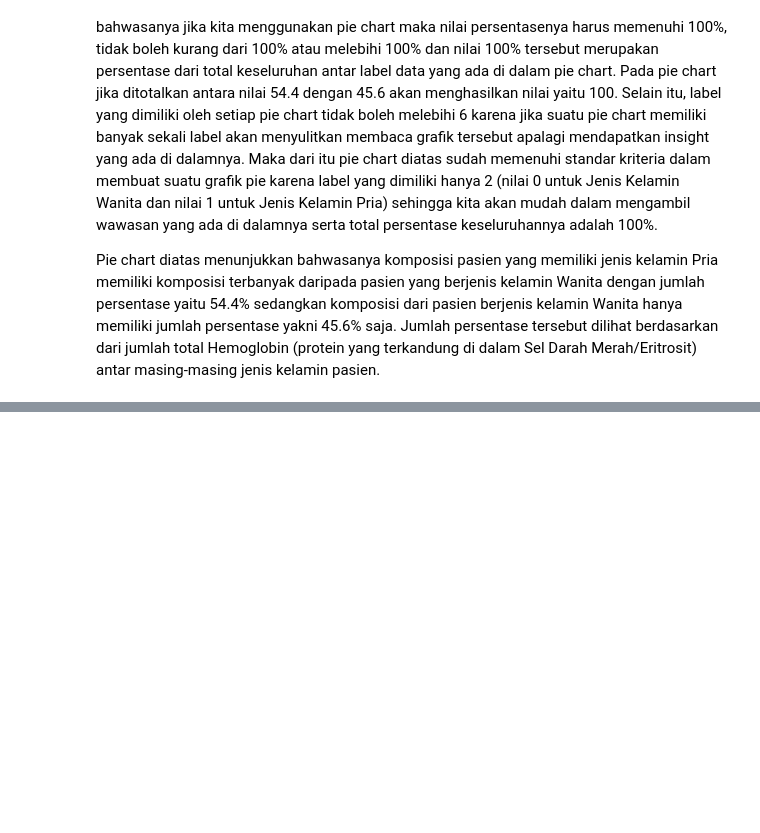
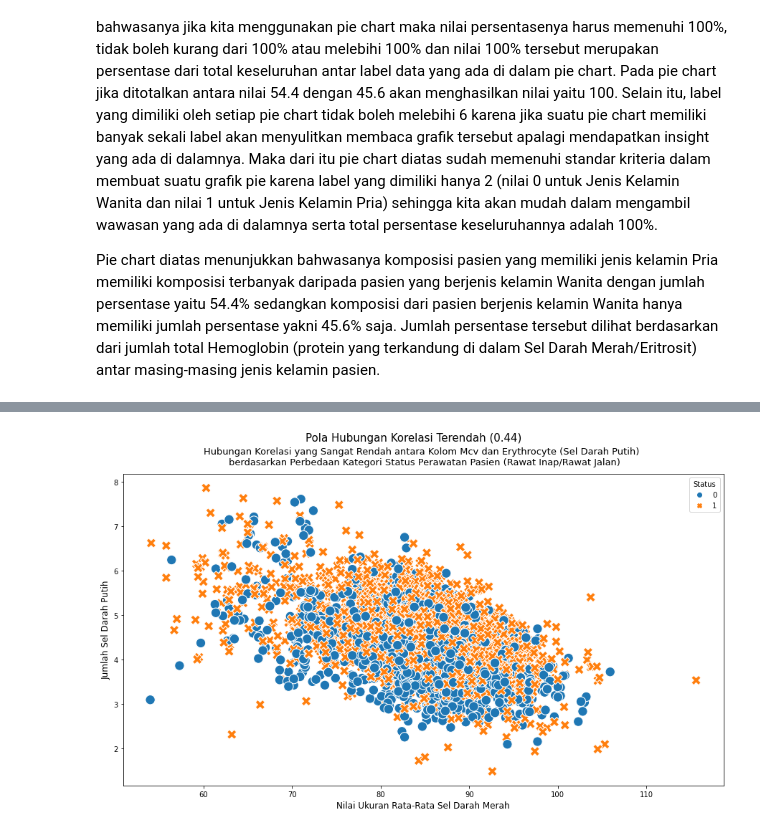
Before and after one commit to pramudianzaheka92/ClassificationwithEnsembleLearningMethod, a Jupyter notebook: Code Script/1. Exploratory Data Analysis with Pandas, Preprocessing & Visualization.ipynb, the cells around one changed output, grey strips where cells are left out. Cells and saved outputs as stored; diff of their text form; code cells hidden in the pictures; blank space fills up the shorter version.

```diff
--- a/Code Script/1. Exploratory Data Analysis with Pandas, Preprocessing & Visualization.ipynb
+++ b/Code Script/1. Exploratory Data Analysis with Pandas, Preprocessing & Visualization.ipynb
@@ -839,0 +862,19 @@ Pie chart diatas menunjukkan bahwasanya komposisi pasien yang memiliki jenis kel
+# %%
+"""
+Menampilkan hubungan keterkaitan antar kolom yang memiliki nilai korelasi paling rendah yaitu 0.44 yakni kolom "Erythrocyte"
+dengan kolom "Mcv" dari variabel "data_patient_treatment" yang dikategorikan berdasarkan status final decision pasien
+"""
+plt.figure(figsize=(15, 8))
+
+sns.scatterplot(x="Mcv", y="Erythrocyte", hue="Status", style="Status",
+                data=data_patient_treatment, s=180, markers=True)
+
+plt.suptitle("Pola Hubungan Korelasi Terendah (0.44)", fontsize=15)
+plt.title("Hubungan Korelasi yang Sangat Rendah antara Kolom Mcv dan Erythrocyte (Sel Darah Putih) \n "
+          "berdasarkan Perbedaan Kategori Status Perawatan Pasien (Rawat Inap/Rawat Jalan)", fontsize=13, pad=13, loc="center")
+plt.xlabel("Nilai Ukuran Rata-Rata Sel Darah Merah", fontsize=12)
+plt.ylabel("Jumlah Sel Darah Putih", fontsize=12)
+#plt.savefig("../Data Visualization/Grafik Scatterplot dengan Hubungan Sebab-Akibat Terendah (Kolom Mcv dan Erythrocyte).png")
+plt.show()
+# %% [output]
+[figure, added]
```
Also changed, not shown: parts of 4 cells of this notebook, 3 other files.
